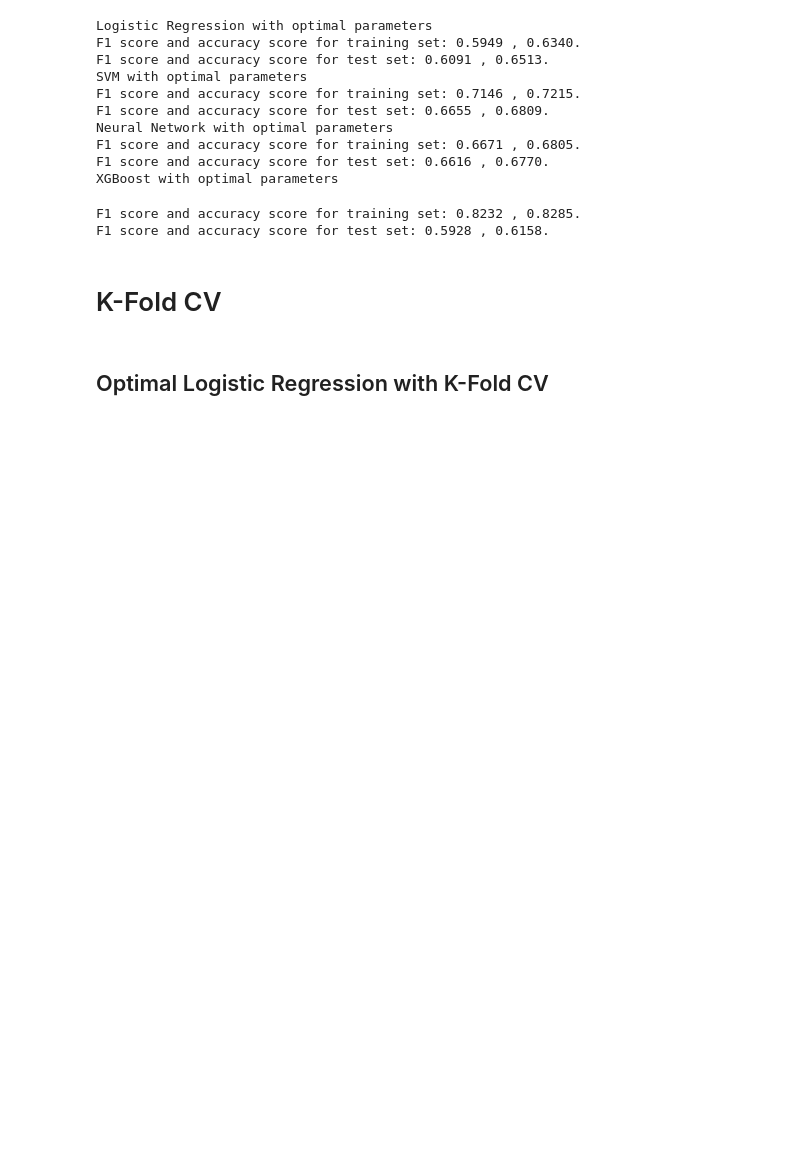
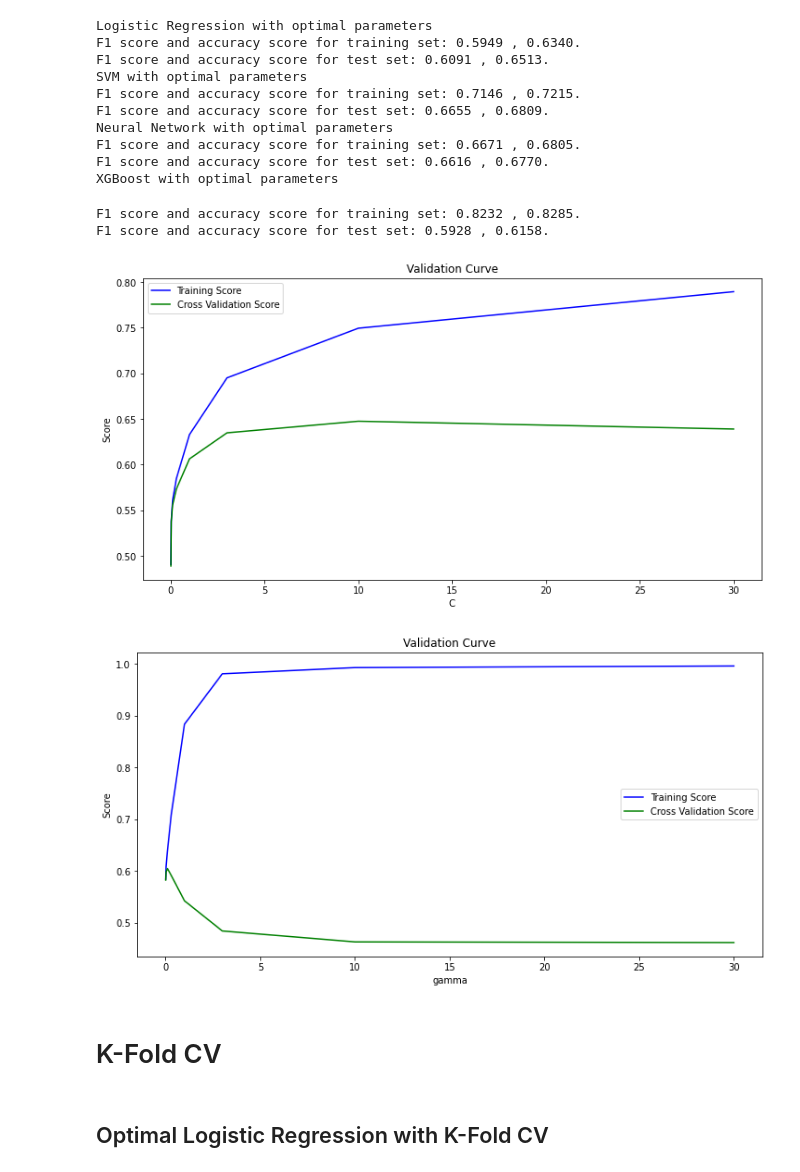
Before and after one commit to Rui-FMF/TAA_1, a Jupyter notebook: football_prediction.ipynb, the cells around one changed output. Drawn from its saved outputs; the diff is of its cells as text; code cells hidden in the pictures; blank space fills up the shorter version.

```diff
--- a/football_prediction.ipynb
+++ b/football_prediction.ipynb
@@ -164,3 +179,27 @@ gen_hist()
+# %%
+def val_curve_acc(p_range, param, X, y):
+
+
+    train_scores, valid_scores = validation_curve(SVC(), X, y.ravel(), param_name = param,
+                                              param_range = p_range, cv=10, scoring="accuracy")
+
+
+    train_scores_mean = np.mean(train_scores, axis=1)
+    train_scores_std = np.std(train_scores, axis=1)
+    test_scores_mean = np.mean(valid_scores, axis=1)
+    test_scores_std = np.std(valid_scores, axis=1)
+
+    plt.title("Validation Curve")
+    plt.xlabel(param)
+    plt.ylabel("Score")
+
+    plt.plot(c_range, train_scores_mean,
+         label = "Training Score", color = 'b')
+    plt.plot(c_range, test_scores_mean,
+       label = "Cross Validation Score", color = 'g')
+
+    plt.legend(loc="best")
+    plt.show()
 # %% [markdown]
 # Data Preparation
 # %%
@@ -412,6 +490,16 @@ F1 score and accuracy score for test set: 0.6616 , 0.6770.
 XGBoost with optimal parameters
 F1 score and accuracy score for training set: 0.8232 , 0.8285.
 F1 score and accuracy score for test set: 0.5928 , 0.6158.
+# %%
+c_range = np.array([0.01, 0.03, 0.1, 0.3, 1, 3, 10, 30])
+
+val_curve_acc(c_range,"C", X_train, y_train.ravel())
+
+
+val_curve_acc(c_range,"gamma", X_train, y_train.ravel())
+# %% [output]
+[figure, added]
+[figure, added]
 # %% [markdown]
 # K-Fold CV
 # %%
```
Also changed, not shown: parts of 8 cells of this notebook.
